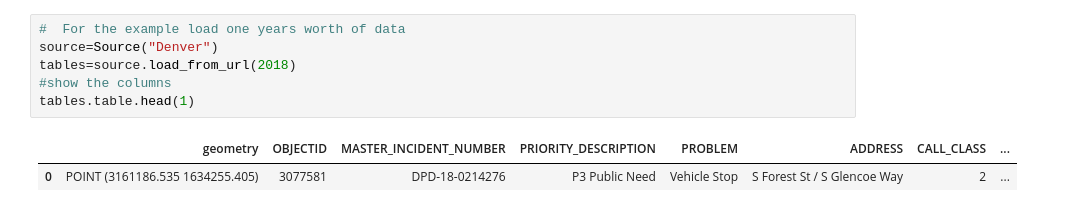
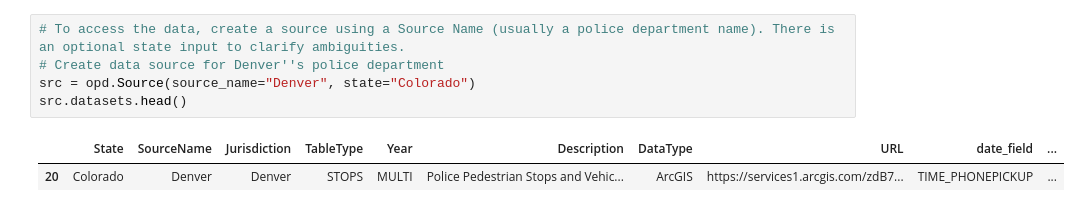
Before and after one commit to openpolicedata/openpolicedata, a Jupyter notebook: notebooks/ex_plotting_data.ipynb, the cells around one changed output. Cells and saved outputs as stored; diff of their text form.

```diff
--- a/notebooks/ex_plotting_data.ipynb
+++ b/notebooks/ex_plotting_data.ipynb
@@ -21,9 +15,8 @@ print(dir())
-# %%
-#  For the example load one years worth of data
-source=Source("Denver")
-tables=source.load_from_url(2018)
-#show the columns
-tables.table.head(1)
-# %% [output]
-|  | geometry | OBJECTID | MASTER_INCIDENT_NUMBER | PRIORITY_DESCRIPTION | PROBLEM | ADDRESS | CALL_CLASS | ... |
-| 0 | POINT (3161186.535 1634255.405) | 3077581 | DPD-18-0214276 | P3 Public Need | Vehicle Stop | S Forest St / S Glencoe Way | 2 | ... |
+# %%
+# To access the data, create a source using a Source Name (usually a police department name). There is an optional state input to clarify ambiguities.
+# Create data source for Denver''s police department
+src = opd.Source(source_name="Denver", state="Colorado")
+src.datasets.head()
+# %% [output]
+|  | State | SourceName | Jurisdiction | TableType | Year | Description | DataType | URL | date_field | ... |
+| 20 | Colorado | Denver | Denver | STOPS | MULTI | Police Pedestrian Stops and Vehic... | ArcGIS | https://services1.arcgis.com/zdB7... | TIME_PHONEPICKUP | ... |
```
Also changed, not shown: parts of 24 cells of this notebook.
